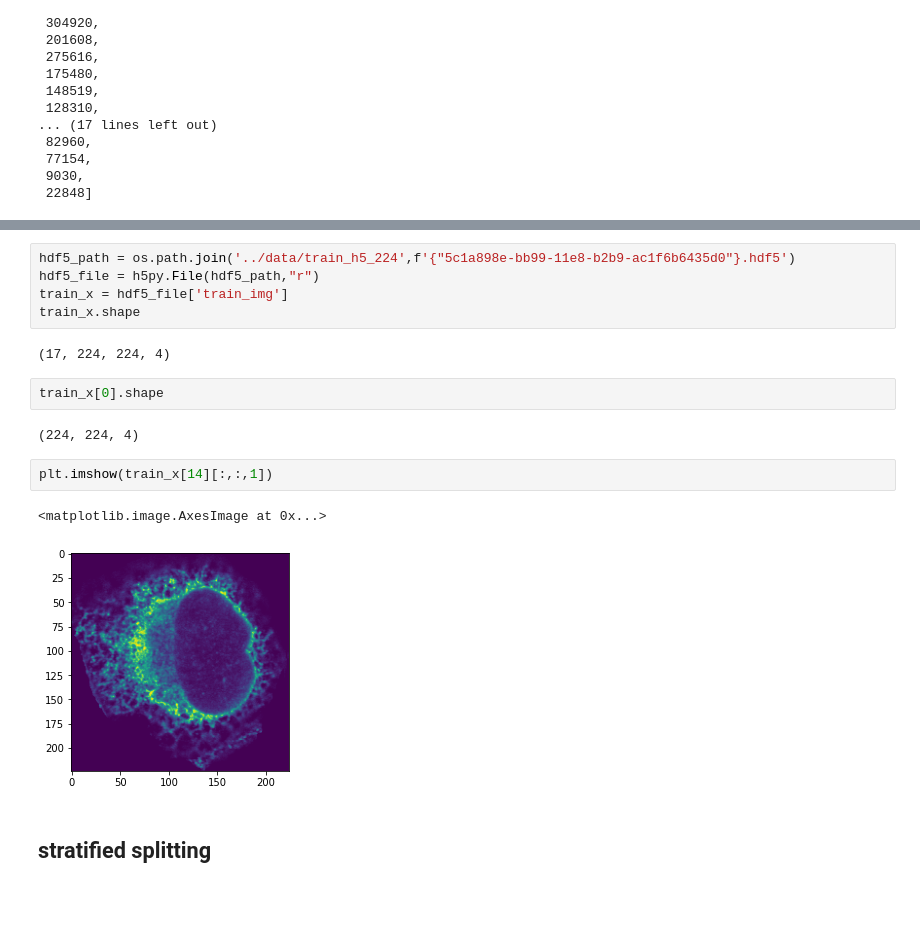
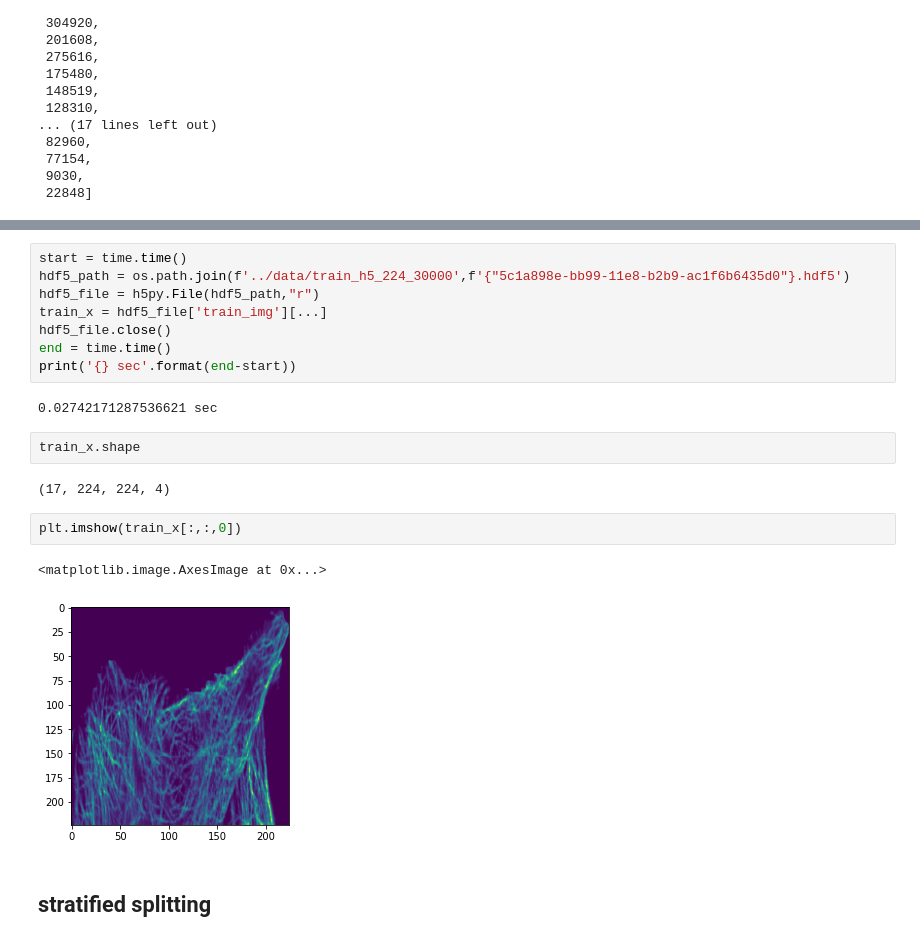
Before and after one commit to yuvaramsingh94/human_protein_atlas, a Jupyter notebook: code/initial_cell_segmentation.ipynb, the cells around one changed output, grey strips where cells are left out. Saved outputs shown, nothing was run; the diff lists cells and outputs as text; blank space fills up the shorter version.

```diff
--- a/code/initial_cell_segmentation.ipynb
+++ b/code/initial_cell_segmentation.ipynb
@@ -182,19 +193,22 @@ area_list
 # %%
-hdf5_path = os.path.join('../data/train_h5_224',f'{"5c1a898e-bb99-11e8-b2b9-ac1f6b6435d0"}.hdf5')
+start = time.time()
+hdf5_path = os.path.join(f'../data/train_h5_224_30000',f'{"5c1a898e-bb99-11e8-b2b9-ac1f6b6435d0"}.hdf5')
 hdf5_file = h5py.File(hdf5_path,"r")
-train_x = hdf5_file['train_img']
-train_x.shape
+train_x = hdf5_file['train_img'][...]
+hdf5_file.close()
+end = time.time()
+print('{} sec'.format(end-start))
 # %% [output]
-(17, 224, 224, 4)
+0.02742171287536621 sec
 # %%
-train_x[0].shape
+train_x.shape
 # %% [output]
-(224, 224, 4)
+(17, 224, 224, 4)
 # %%
-plt.imshow(train_x[14][:,:,1])
+plt.imshow(train_x[:,:,0])
 # %% [output]
 <matplotlib.image.AxesImage at 0x...>
-[figure, old version]
+[figure, new version]
 # %% [markdown]
 ## stratified splitting
 # %%
```
Also changed, not shown: parts of 2 cells of this notebook, 3 other files.
